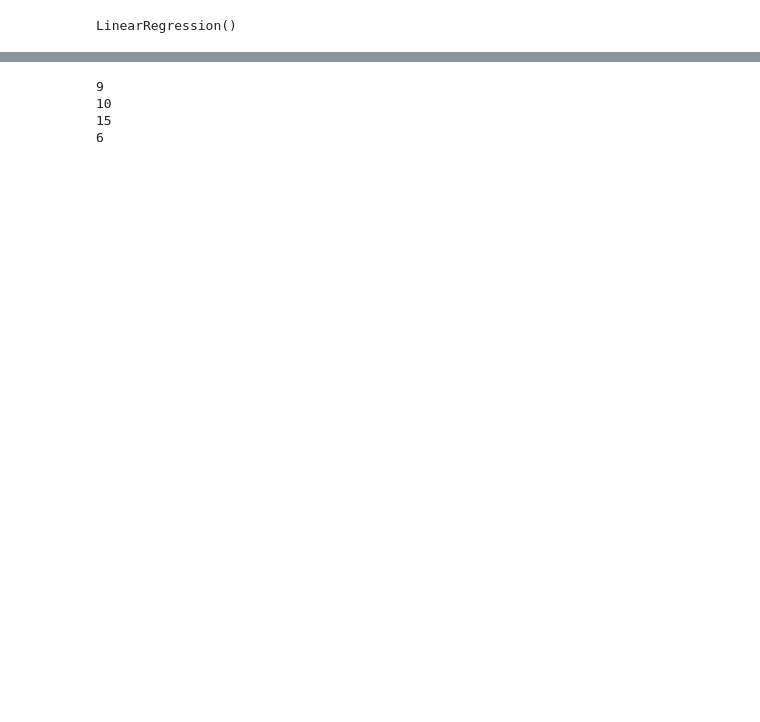
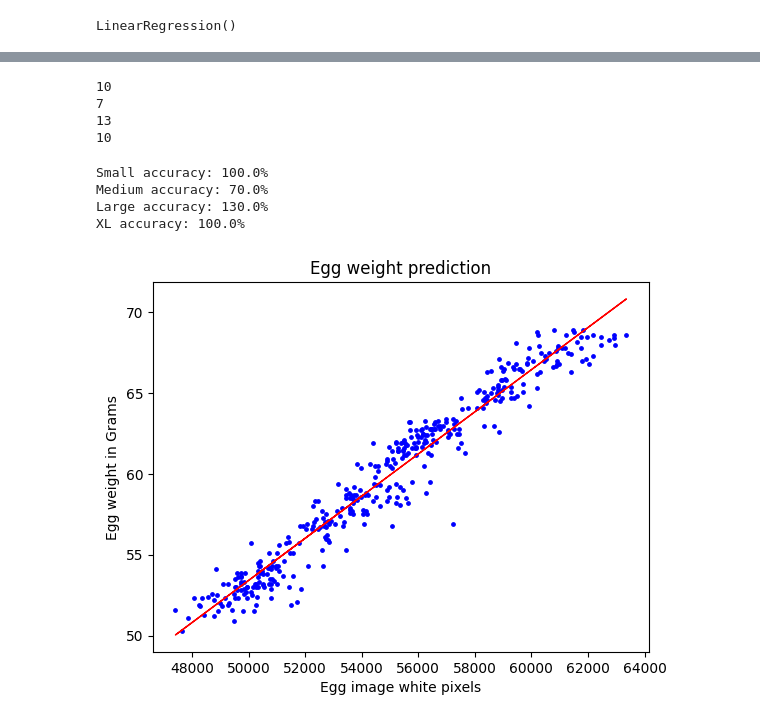
Before and after one commit to slaee/egg-and-size-recognition, a Jupyter notebook: regression.ipynb, the cells around one changed output, grey strips where cells are left out. Saved outputs shown, nothing was run; the diff lists cells and outputs as text; code cells hidden in the pictures; blank space fills up the shorter version.

```diff
--- a/regression.ipynb
+++ b/regression.ipynb
@@ -75,7 +76,6 @@ pickle.dump(model, open(filename, 'wb'))
 # %%
 # load the model from disk
 model = pickle.load(open(filename, 'rb+'))
-
 
 small_count = 0
 medium_count = 0
@@ -89,7 +89,7 @@ for filename in os.listdir(test_path):
         # Extract grams from the image name donot include the .png
         wpixels = int(filename.split("-")[2].split(".png")[0])
         result = model.predict([[wpixels]])
-        result = round(result[0], 0)
+        result = math.ceil(result[0])
         if result >= 50 and result <= 54:
             small_count = small_count + 1
         elif result >= 55 and result <= 59:
@@ -104,7 +104,44 @@ print(medium_count)
 print(large_count)
 print(xl_count)
 # %% [output]
-9
 10
-15
-6
+7
+13
+10
+# %%
+# calculate the accuracy with the test data count using cross entropy
+small_accuracy = small_count / 10
+medium_accuracy = medium_count / 10
+large_accuracy = large_count / 10
+xl_accuracy = xl_count / 10
+
+small_accuracy = small_accuracy * 100
+medium_accuracy = medium_accuracy * 100
+large_accuracy = large_accuracy * 100
+xl_accuracy = xl_accuracy * 100
+
+print(f"Small accuracy: {small_accuracy}%")
+print(f"Medium accuracy: {medium_accuracy}%")
+print(f"Large accuracy: {large_accuracy}%")
+print(f"XL accuracy: {xl_accuracy}%")
+# %% [output]
+Small accuracy: 100.0%
+Medium accuracy: 70.0%
+Large accuracy: 130.0%
+XL accuracy: 100.0%
+# %%
+import matplotlib.pyplot as plt
+
+# Data to plot is X and Y using scatter plot # with the fit line
+plt.scatter(X, Y, color='blue', s=6)
+plt.plot(X, model.predict(X), color='red', linewidth=1)
+# put the Y-axis label
+plt.ylabel('Egg weight in Grams')
+# put the X-axis label
+plt.xlabel('Egg image white pixels')
+# put the title
+plt.title('Egg weight prediction')
+# show the plot
+plt.show()
+# %% [output]
+[figure, added]
```
Also changed, not shown: parts of 4 cells of this notebook, 5 other files.
